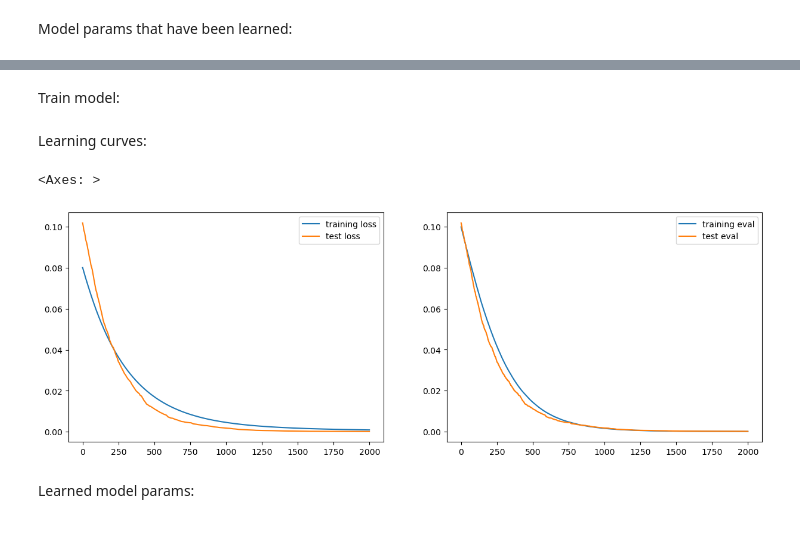
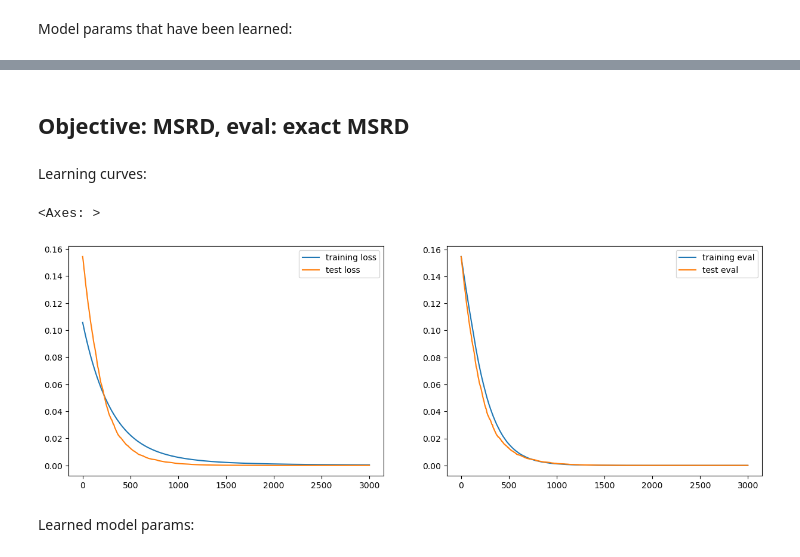
Before and after one commit to vcerchez/challenge-electricity-price, a Jupyter notebook: src/spearman_proxy_lr.ipynb, the cells around one changed output, grey strips where cells are left out. Cells and saved outputs as stored; diff of their text form; code cells hidden in the pictures.

```diff
--- a/src/spearman_proxy_lr.ipynb
+++ b/src/spearman_proxy_lr.ipynb
@@ -60,12 +43,0 @@ Help func:
-# %%
-def train_step(X, y, model, loss_fn, optimizer):
-    # Compute prediction and loss
-    y_hat = model(X)
-    loss = loss_fn(y, y_hat)
-
-    # Backpropagation
-    loss.backward()
-    optimizer.step()
-    optimizer.zero_grad() # did not forget!
-
-    return loss
@@ -74,7 +43,0 @@ Train:
-# %%
-stats = {"training loss": [], "test loss": []}
-for epoch in range(10000):
-    train_loss = train_step(X_train, y_train, model, loss_fn, optimizer)
-    test_loss = loss_fn(y_test, model(X_test))
-    stats["training loss"].append(train_loss.item())
-    stats["test loss"].append(test_loss.item())
@@ -161,2 +199,0 @@ def train_step(X, y, model, loss_fn, optimizer):
-# %% [markdown]
-Train model:
@@ -177,12 +200,30 @@ for epoch in range(2000):
+# %% [markdown]
+## Objective: MSRD, eval: exact MSRD
+# %%
+model_true, X_train, y_train, X_test, y_test = generate_data(n_features, n_samples)
+
+model, stats = \
+    train(
+        X_train,
+        y_train,
+        X_test,
+        y_test,
+        n_features,
+        n_steps=3000,
+        lr=1e-2,
+        weight_decay=0.0,
+        loss_fn=loss_msrd,
+        eval_fn=eval_msrd
+        )
 # %% [markdown]
 Learning curves:
 # %%
 fig, axs = plt.subplots(nrows=1, ncols=2, figsize=(15, 5))
-pd.DataFrame(stats).iloc[:, :2].plot(ax=axs[0])
-pd.DataFrame(stats).iloc[:, 2:].plot(ax=axs[1])
+stats.iloc[:, :2].plot(ax=axs[0])
+stats.iloc[:, 2:].plot(ax=axs[1])
 # %% [output]
 <Axes: >
-[figure, old version]
+[figure, new version]
 # %% [markdown]
 Learned model params:
 # %%
```
Also changed, not shown: parts of 23 cells of this notebook.
